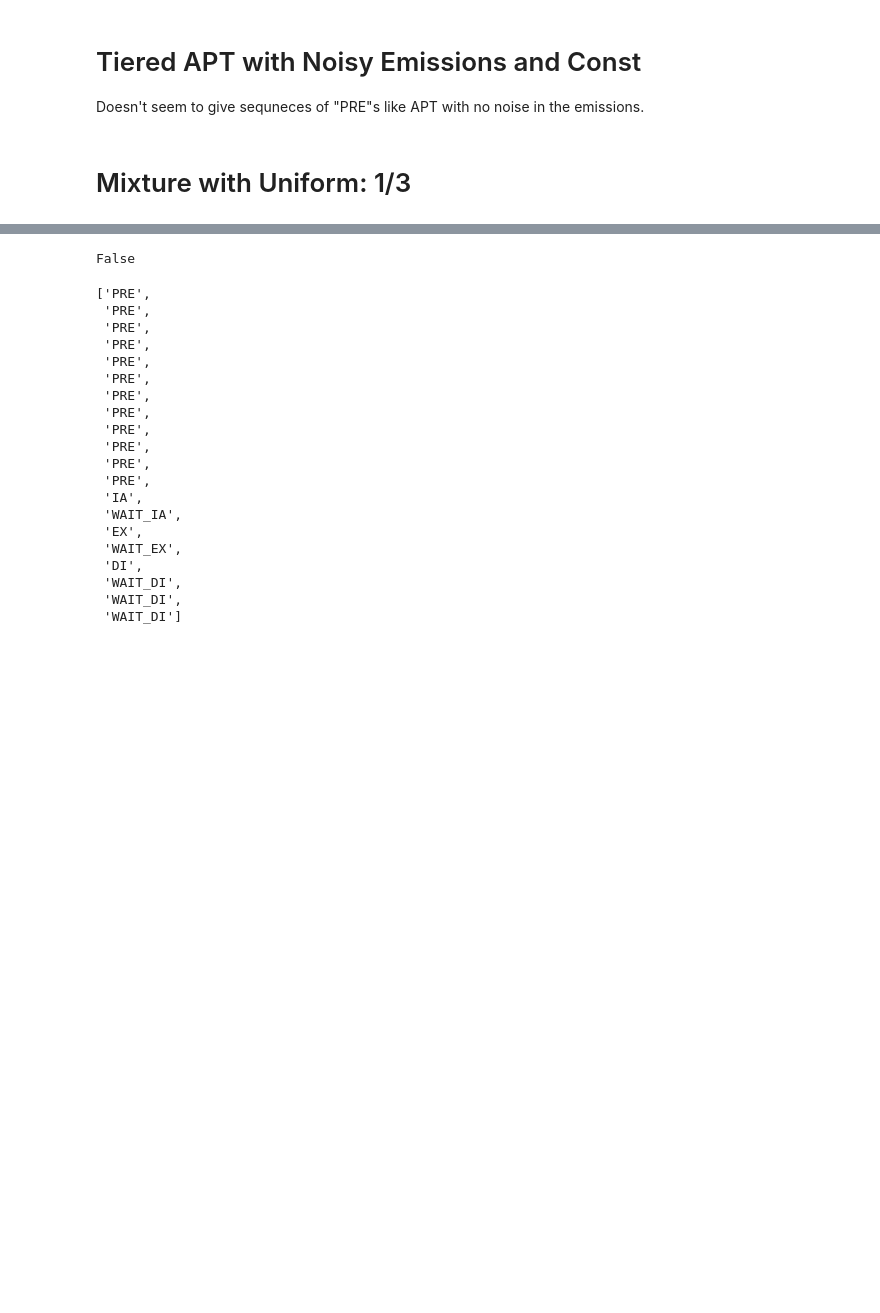
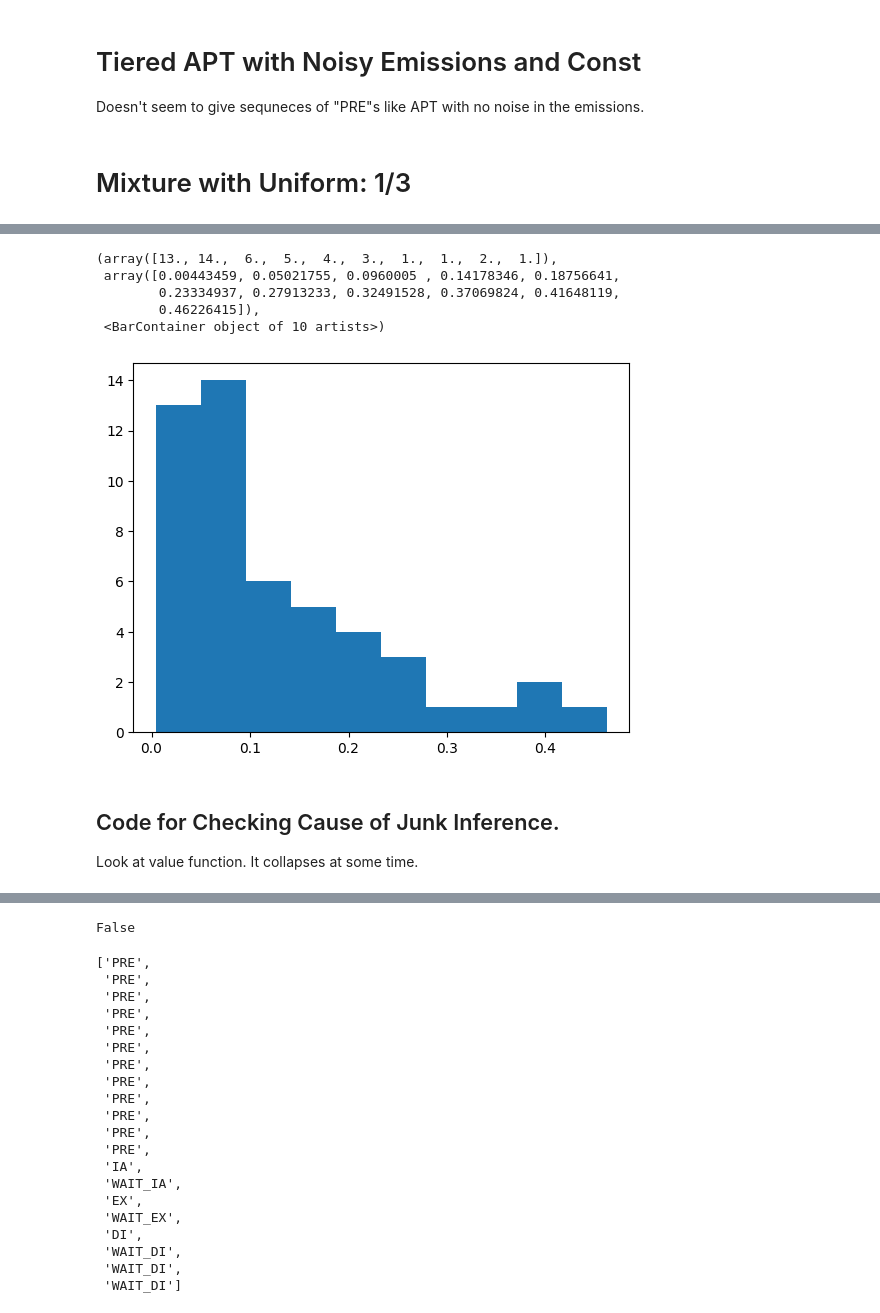
Before and after one commit to sandialabs/conin, a Jupyter notebook: conin/mediation_variables/apt_experiments.ipynb, the cells around one changed output, grey strips where cells are left out. Drawn from its saved outputs; the diff is of its cells as text; code cells hidden in the pictures; blank space fills up the shorter version.

```diff
--- a/conin/mediation_variables/apt_experiments.ipynb
+++ b/conin/mediation_variables/apt_experiments.ipynb
@@ -581,0 +557,24 @@ KeyboardInterrupt:
+# %%
+less_noisy_tier_apt = ahlp.create_noisy_apt(tier_apt, 2/3)
+# %%
+B = 50
+accuracy_list = []
+time_list = []
+valid_list = []
+
+for b in range(B):
+    apt_truth, combined_emits = ahlp.combined_simulation(apt_hmm, user_list, cst_list)
+    apt_truth_states, apt_truth_emits = apt_truth
+    start_time = time.time()
+    opt_state_list, _= ahlp.Viterbi_torch_list(less_noisy_tier_apt, cst_list, combined_emits, sat, time_hom = True, dtype = torch.float32, device = 'cuda:0', num_cst = 0)
+    running_time = time.time() - start_time
+    time_list.append(running_time)
+    opt_hidden, opt_emits = zip(*opt_state_list)
+    valid_list.append(ahlp.check_valid(opt_hidden, opt_emits, cst_list))
+    num_correct = [est[0]== true for est,true in zip(opt_state_list, apt_truth_states)]
+    if b % 10 == 0:
+        print(b)
+    accuracy_list.append(sum(num_correct)/len(num_correct))
+print(f'average proportion correct is {sum(accuracy_list)/len(accuracy_list)} and median is \
+{np.median(np.array(accuracy_list))} and avgtime:{sum(time_list)/len(time_list)} \
+and proportion valid: {sum(valid_list)/len(valid_list)}')
@@ -581,0 +590,13 @@ KeyboardInterrupt:
+# %%
+plt.hist(accuracy_list)
+# %% [output]
+(array([13., 14.,  6.,  5.,  4.,  3.,  1.,  1.,  2.,  1.]),
+ array([0.00443459, 0.05021755, 0.0960005 , 0.14178346, 0.18756641,
+        0.23334937, 0.27913233, 0.32491528, 0.37069824, 0.41648119,
+        0.46226415]),
+ <BarContainer object of 10 artists>)
+[figure, added]
+# %% [markdown]
+## Code for Checking Cause of Junk Inference.
+
+Look at value function. It collapses at some time.
```
Also changed, not shown: parts of 26 cells of this notebook, 1 other file.
